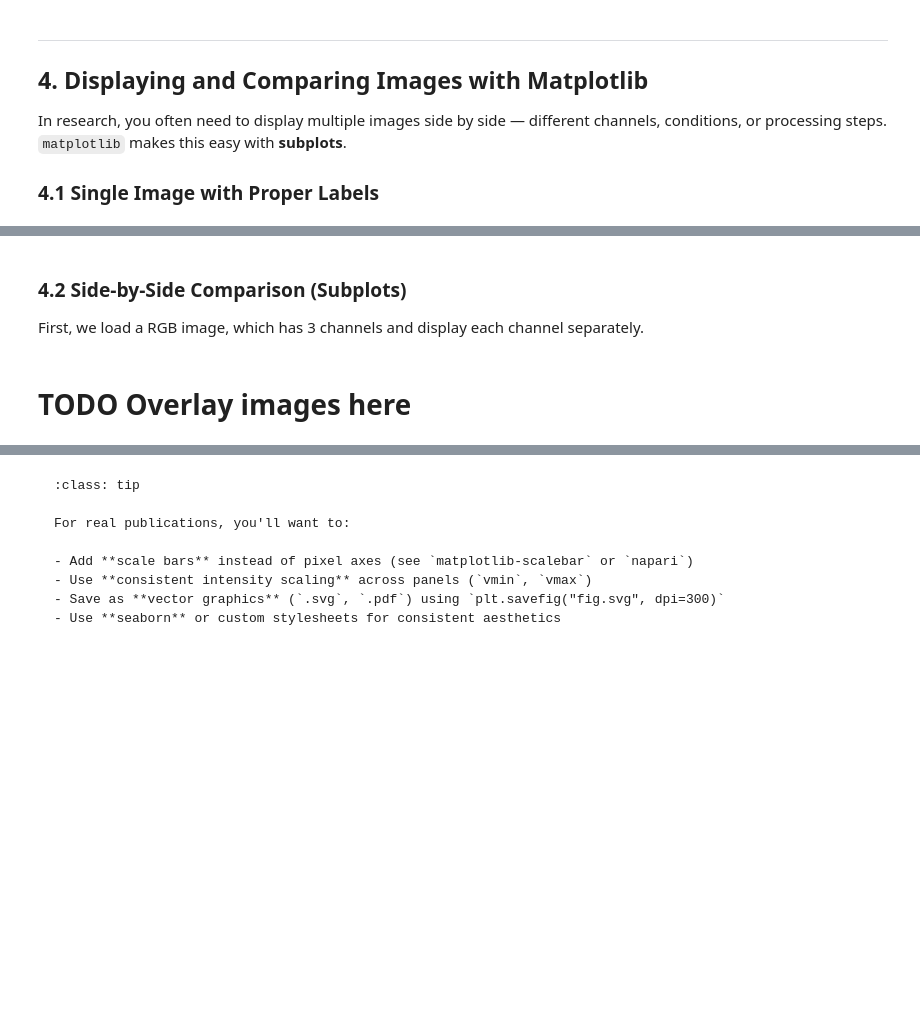
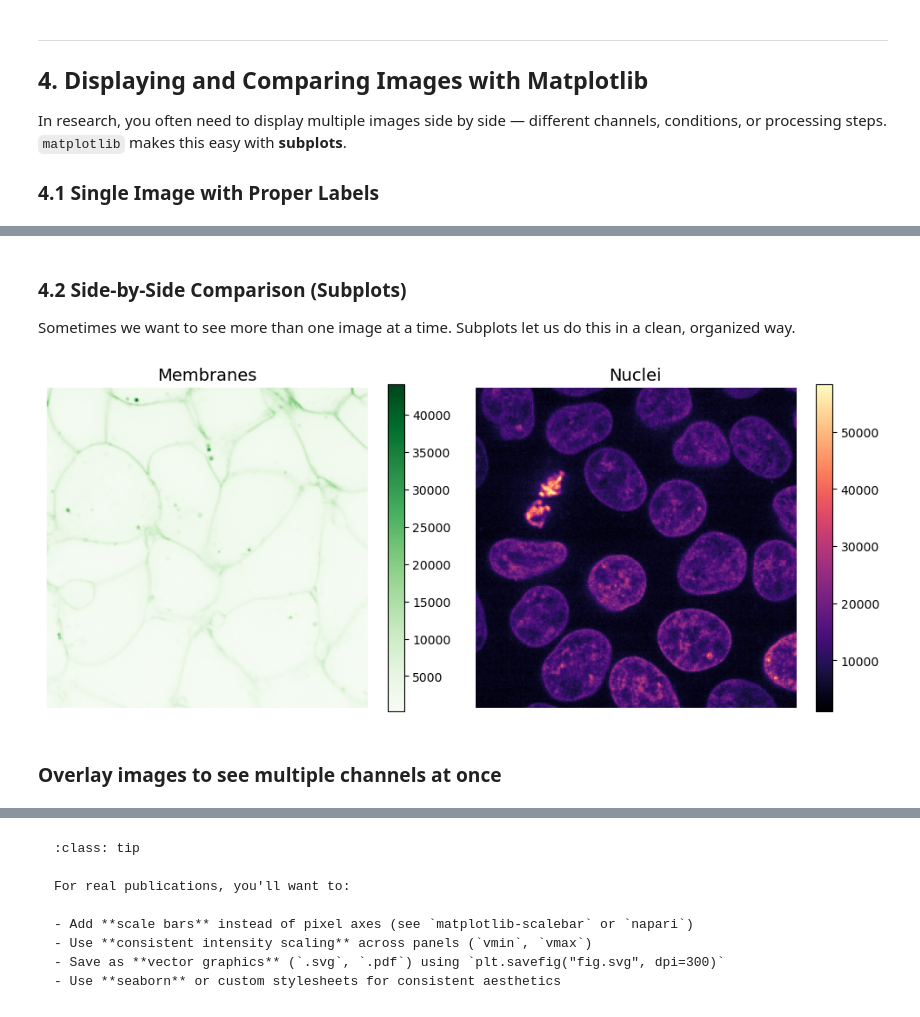
Before and after one commit to m-albert/mnb-image-analysis, a Jupyter notebook: materials/image_handling/image_handling.ipynb, the cells around one changed output, grey strips where cells are left out. Drawn from its saved outputs; the diff is of its cells as text; code cells hidden in the pictures; blank space fills up the shorter version.

Commit message:
add overlay and rgb

```diff
--- a/materials/image_handling/image_handling.ipynb
+++ b/materials/image_handling/image_handling.ipynb
@@ -449,3 +477,3 @@ plt.tight_layout()
 # %% [markdown]
 ### 4.2 Side-by-Side Comparison (Subplots)
-First, we load a RGB image, which has 3 channels and display each channel separately.
+Sometimes we want to see more than one image at a time. Subplots let us do this in a clean, organized way.
@@ -465,24 +480,28 @@ plt.imshow(rgb[:, :, 2])
 # %%
 membranes_mid = data[z_mid, 0, :, :]
 nuclei_mid = data[z_mid, 1, :, :]
 
 fig, axes = plt.subplots(1, 2, figsize=(10, 5))
 
 # Left: Membranes
 im0 = axes[0].imshow(membranes_mid, cmap="Greens")
 axes[0].set_title("Membranes", fontsize=14)
 axes[0].set_xlabel("X (pixels)")
 axes[0].set_ylabel("Y (pixels)")
+axes[0].axis("off")
 fig.colorbar(im0, ax=axes[0], shrink=0.8)
 
 # Right: Nuclei
 im1 = axes[1].imshow(nuclei_mid, cmap="magma")
 axes[1].set_title("Nuclei", fontsize=14)
 axes[1].set_xlabel("X (pixels)")
 axes[1].set_ylabel("Y (pixels)")
+axes[1].axis("off")
 fig.colorbar(im1, ax=axes[1], shrink=0.8)
 
 plt.tight_layout()
 plt.show()
+# %% [output]
+[figure, added]
 # %% [markdown]
-# TODO Overlay images here
+### Overlay images to see multiple channels at once
```
Also changed, not shown: parts of 16 cells of this notebook.
